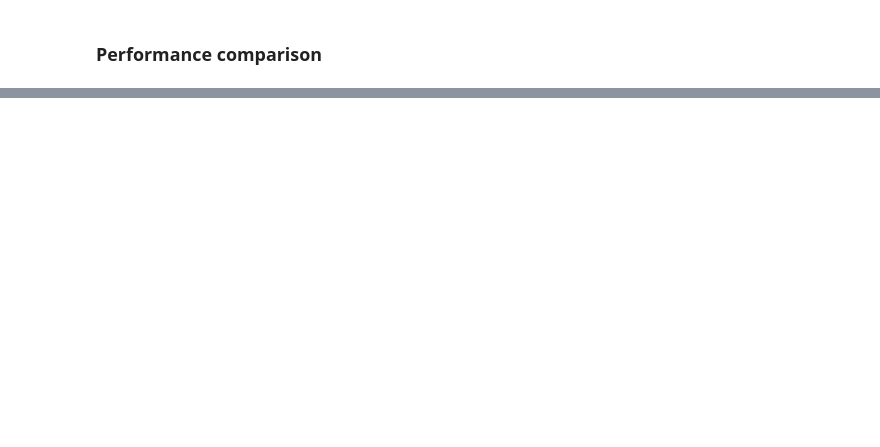
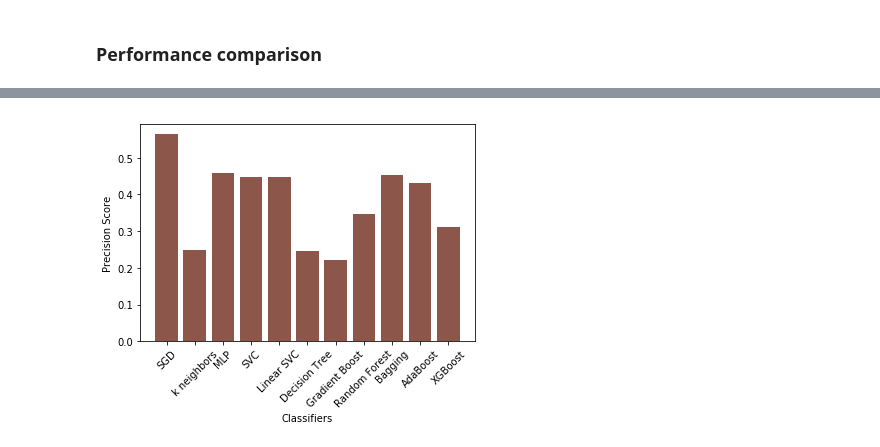
Before and after one commit to manuelfreude/kagglepetfinder, a Jupyter notebook: petfinder.ipynb, the cells around one changed output, grey strips where cells are left out. Saved outputs shown, nothing was run; the diff lists cells and outputs as text; code cells hidden in the pictures; blank space fills up the shorter version.

```diff
--- a/petfinder.ipynb
+++ b/petfinder.ipynb
@@ -2196,7 +2590,9 @@ pyplot.xlabel('Algorithms');
 # %%
-# Plotting r2 comparison
+# Plotting precision comparison
 
-pyplot.bar(scores['Classifier'], scores['r2 score'], color='C6')
-pyplot.xticks(rotation=45)
-pyplot.ylabel('Mean squared error')
-pyplot.xlabel('Algorithms');
+plt.bar(scores['Classifier'], scores['Precision'], color='C5')
+plt.xticks(rotation=45)
+plt.ylabel('Precision Score')
+plt.xlabel('Classifiers');
+# %% [output]
+[figure, added]
```
Also changed, not shown: parts of 46 cells of this notebook.
